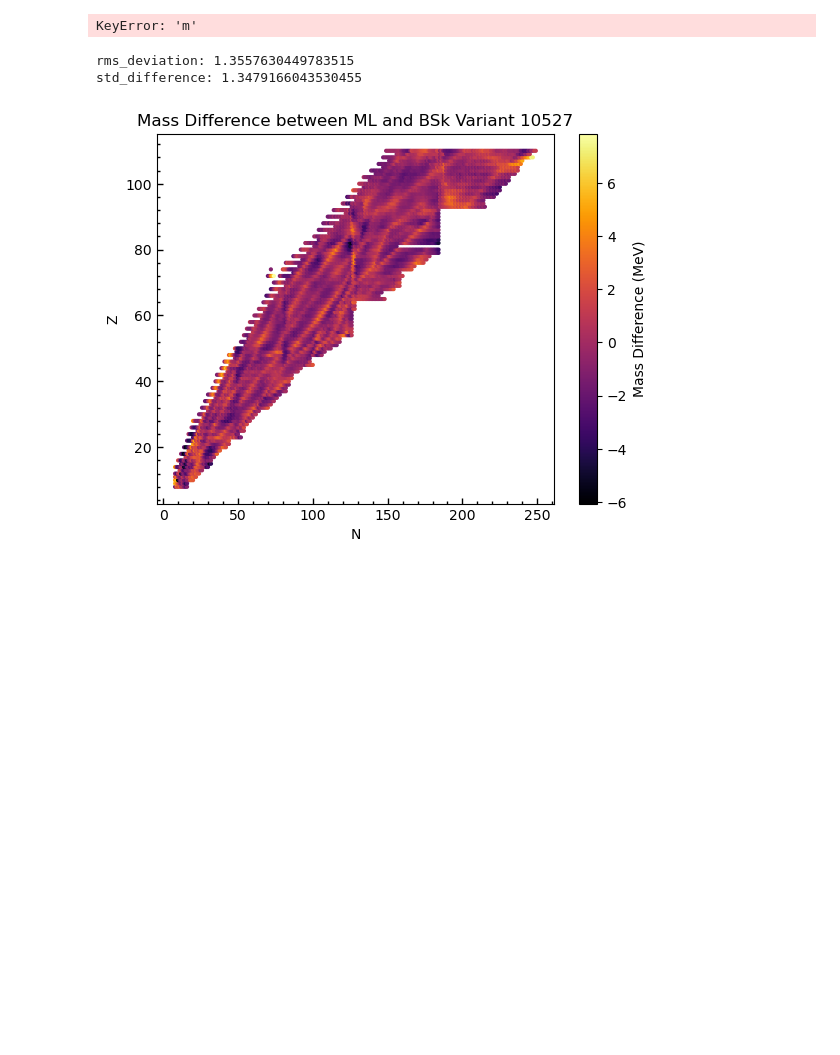
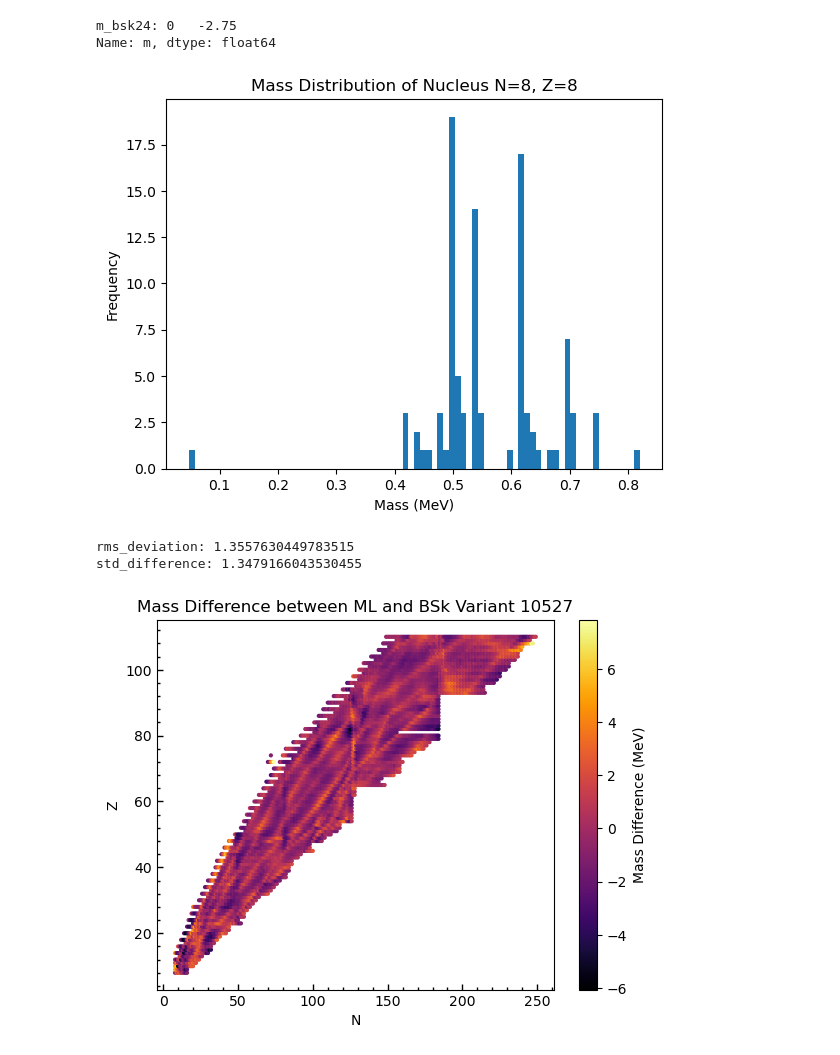
Before and after one commit to mzyudhistira/BSk24-Emu, a Jupyter notebook: analysis.ipynb, the cells around one changed output. Saved outputs shown, nothing was run; the diff lists cells and outputs as text; code cells hidden in the pictures; blank space fills up the shorter version.

```diff
--- a/analysis.ipynb
+++ b/analysis.ipynb
@@ -25,13 +25,15 @@ file = dir + result[0] + ".dat"
 ds = pd.read_csv(file, sep=";")
 db = pd.read_csv("data/input/bsk24_mass_table.csv", sep=";")
 # %%
-ni = 220
-zi = 100
+ni = 8
+zi = 8
 mbsk = db[(db["N"] == ni) & (db["Z"] == zi)]["m"]
 print(f"m_bsk24: {mbsk}")
-run_analysis.plot_histogram_nucleus(ni, zi, ds, resolution=0.01)
+run_analysis.plot_histogram_nucleus(ni, zi, ds)
 # %% [output]
-KeyError: 'm'
+m_bsk24: 0   -2.75
+Name: m, dtype: float64
+[figure, added]
 # %%
 # Analyse the deviation of one variant
 import glob
```
Also changed, not shown: parts of 5 cells of this notebook, 4 other files.
